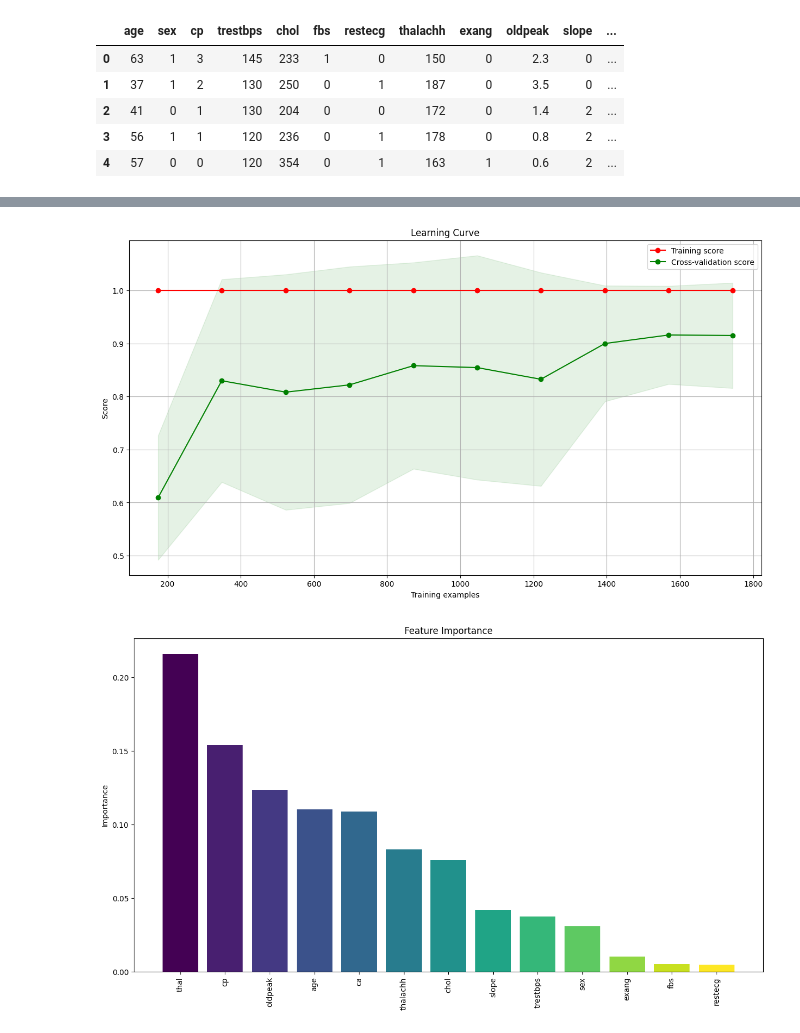
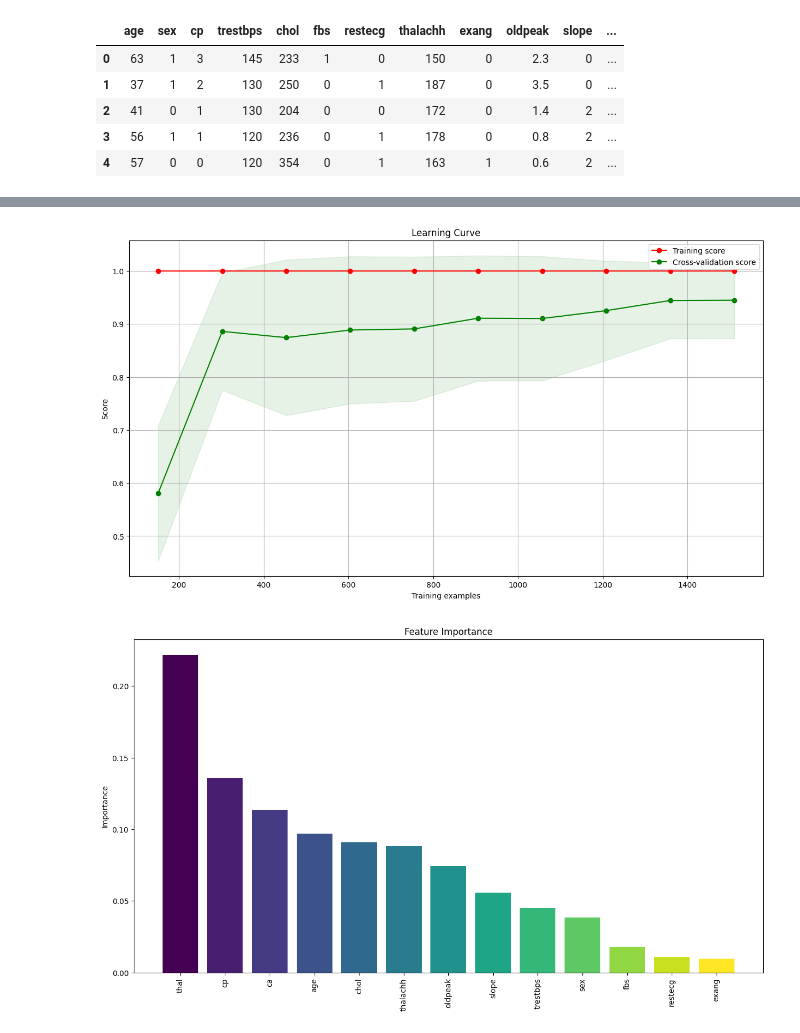
Before and after one commit to nfarhaan/Heart-Attack-Prediction-Using-Machine-Learning, a Jupyter notebook: decision_tree.ipynb, the cells around one changed output, grey strips where cells are left out. Saved outputs shown, nothing was run; the diff lists cells and outputs as text; code cells hidden in the pictures.

Commit message:
To Print STats and graphs of neural network

```diff
--- a/decision_tree.ipynb
+++ b/decision_tree.ipynb
@@ -88,7 +89,7 @@ def fit_model(random_state_value, dataset, target):
     model.fit(X_train, y_train)
     y_pred = model.predict(X_test)
 
-    return y_test, y_pred
+    return y_test, y_pred, model, X_train
 
 def evaluate_model(y_test, y_pred):
     accuracy = accuracy_score(y_test, y_pred)
@@ -104,8 +105,10 @@ import tqdm
 
 results = {}
 
-for random_state_value in tqdm.tqdm(range(1, 10000)):
-    y_test, y_pred = fit_model(random_state_value, X, y)
+# show progress bar
+
+for random_state_value in tqdm.tqdm(range(19539, 19541)):
+    y_test, y_pred, model, X_train = fit_model(random_state_value, X, y)
     accuracy, precision, recall, f1, conf_matrix, class_report = evaluate_model(y_test, y_pred)
     results[random_state_value] = {
         'accuracy': accuracy,
@@ -117,7 +120,7 @@ for random_state_value in tqdm.tqdm(range(1, 10000)):
     }
 
 data = pd.DataFrame.from_dict(results, orient='index')
-data = data.sort_values('f1', ascending=False)
+data = data.sort_values('accuracy', ascending=False)
 data
 # %% [output]
 |  | accuracy | precision | recall | f1 | confusion_matrix | classification_report |
@@ -136,3 +129,12 @@ data
+# %%
+# Get the best random_state value from the DataFrame
+best_random_state = data.index[0]  # As the DataFrame is sorted by accuracy, the first index corresponds to the best random_state
+
+# Train the model with the best random_state
+y_test_best, y_pred_best, model, X_train  = fit_model(best_random_state, X, y)
+
+# Evaluate the model with the best random_state
+accuracy_best, precision_best, recall_best, f1_best, conf_matrix_best, class_report_best = evaluate_model(y_test_best, y_pred_best)
 # %%
 import matplotlib.pyplot as plt
 import seaborn as sns
@@ -199,33 +258,33 @@ plt.show()
 # %%
 from sklearn.model_selection import learning_curve
 
 # Step 9: Plotting the Learning Curve
 
 # Generate learning curve data
 train_sizes, train_scores, test_scores = learning_curve(
-    model, X_imputed, y, cv=5, scoring='accuracy', n_jobs=-1, train_sizes=np.linspace(0.1, 1.0, 10), random_state=random_state_value)
+    model, X, y, cv=5, scoring='accuracy', n_jobs=-1, train_sizes=np.linspace(0.1, 1.0, 10), random_state=random_state_value)
 
 # Calculate mean and standard deviation for training and test scores
 train_scores_mean = np.mean(train_scores, axis=1)
 train_scores_std = np.std(train_scores, axis=1)
 test_scores_mean = np.mean(test_scores, axis=1)
 test_scores_std = np.std(test_scores, axis=1)
 
 # Plot learning curve
 plt.figure(figsize=(15, 8))
 plt.fill_between(train_sizes, train_scores_mean - train_scores_std, train_scores_mean + train_scores_std, alpha=0.1, color="r")
 plt.fill_between(train_sizes, test_scores_mean - test_scores_std, test_scores_mean + test_scores_std, alpha=0.1, color="g")
 plt.plot(train_sizes, train_scores_mean, 'o-', color="r", label="Training score")
 plt.plot(train_sizes, test_scores_mean, 'o-', color="g", label="Cross-validation score")
 
 plt.title('Learning Curve')
 plt.xlabel('Training examples')
 plt.ylabel('Score')
 plt.legend(loc='best')
 plt.grid()
 plt.show()
 # %% [output]
-[figure, old version]
+[figure, new version]
 # %%
 import numpy as np
 import matplotlib.pyplot as plt
@@ -245,4 +304,4 @@ plt.xticks(range(X_train.shape[1]), X.columns[indices], rotation=90)
 plt.ylabel('Importance')
 plt.show()
 # %% [output]
-[figure, old version]
+[figure, new version]
```
Also changed, not shown: parts of 5 cells of this notebook, 2 other files.
